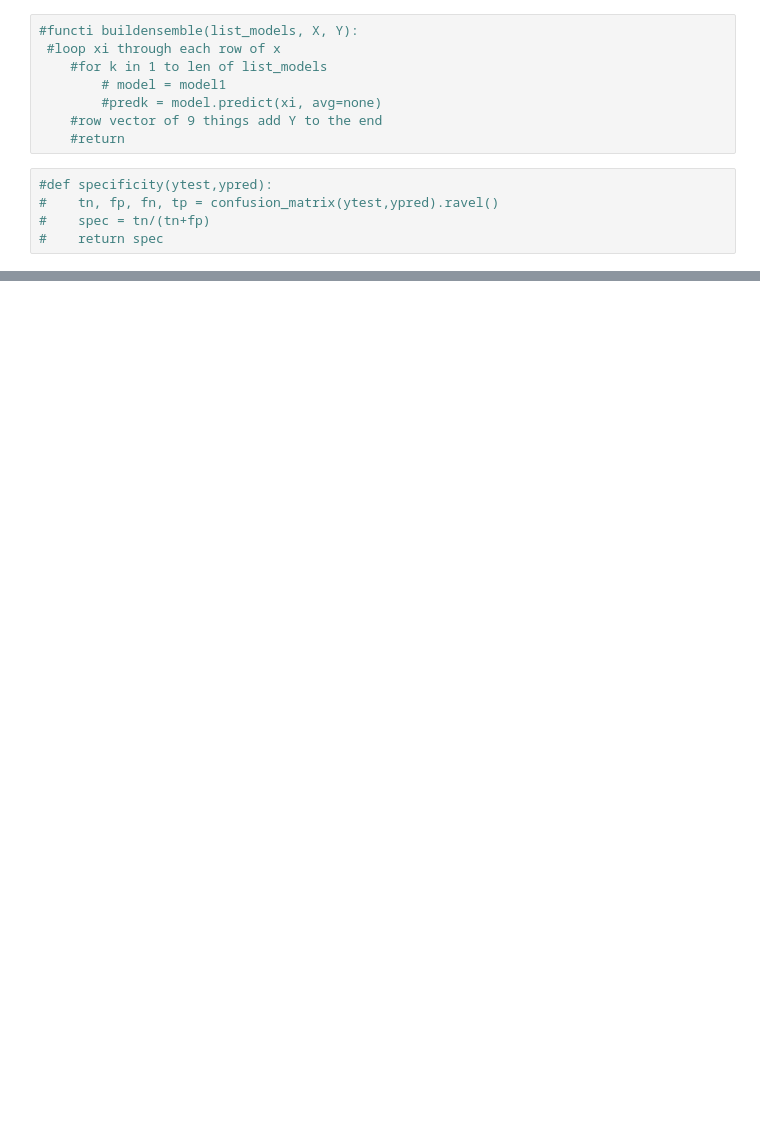
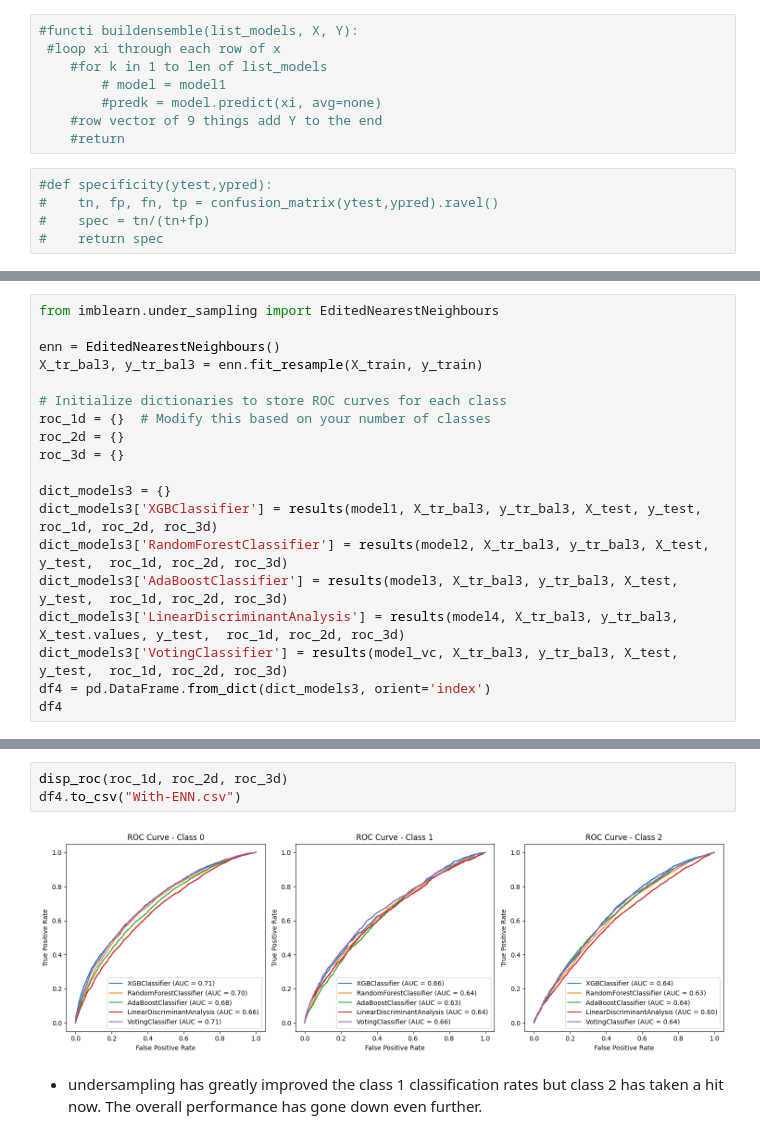
Before and after one commit to DiyadotSaha/ML_Diabetes_Project, a Jupyter notebook: models.ipynb, the cells around one changed output, grey strips where cells are left out. Saved outputs shown, nothing was run; the diff lists cells and outputs as text; blank space fills up the shorter version.

```diff
--- a/models.ipynb
+++ b/models.ipynb
@@ -247,0 +541,19 @@ resDF.to_csv('data/testingClassifiers.csv')
+# %%
+from imblearn.under_sampling import EditedNearestNeighbours
+
+enn = EditedNearestNeighbours()
+X_tr_bal3, y_tr_bal3 = enn.fit_resample(X_train, y_train)
+
+# Initialize dictionaries to store ROC curves for each class
+roc_1d = {}  # Modify this based on your number of classes
+roc_2d = {}
+roc_3d = {}
+
+dict_models3 = {}
+dict_models3['XGBClassifier'] = results(model1, X_tr_bal3, y_tr_bal3, X_test, y_test, roc_1d, roc_2d, roc_3d)
+dict_models3['RandomForestClassifier'] = results(model2, X_tr_bal3, y_tr_bal3, X_test, y_test,  roc_1d, roc_2d, roc_3d)
+dict_models3['AdaBoostClassifier'] = results(model3, X_tr_bal3, y_tr_bal3, X_test, y_test,  roc_1d, roc_2d, roc_3d)
+dict_models3['LinearDiscriminantAnalysis'] = results(model4, X_tr_bal3, y_tr_bal3, X_test.values, y_test,  roc_1d, roc_2d, roc_3d)
+dict_models3['VotingClassifier'] = results(model_vc, X_tr_bal3, y_tr_bal3, X_test, y_test,  roc_1d, roc_2d, roc_3d)
+df4 = pd.DataFrame.from_dict(dict_models3, orient='index')
+df4
@@ -247,0 +637,7 @@ resDF.to_csv('data/testingClassifiers.csv')
+# %%
+disp_roc(roc_1d, roc_2d, roc_3d)
+df4.to_csv("With-ENN.csv")
+# %% [output]
+[figure, added]
+# %% [markdown]
+* undersampling has greatly improved the class 1 classification rates but class 2 has taken a hit now. The overall performance has gone down even further.
```
Also changed, not shown: parts of 27 cells of this notebook, 5 other files.
